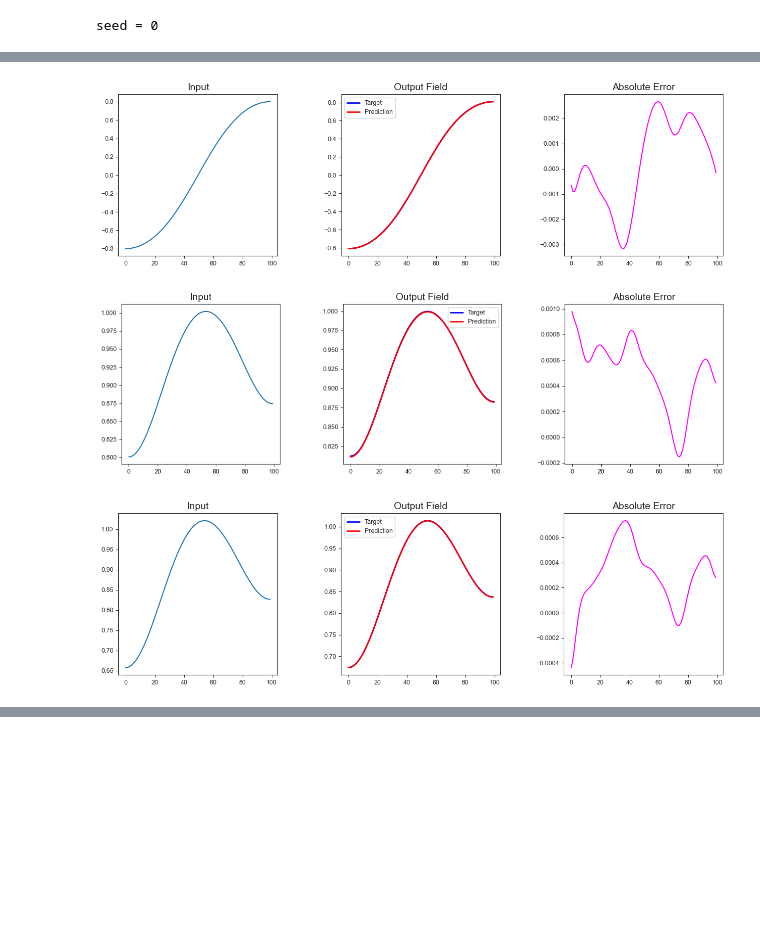
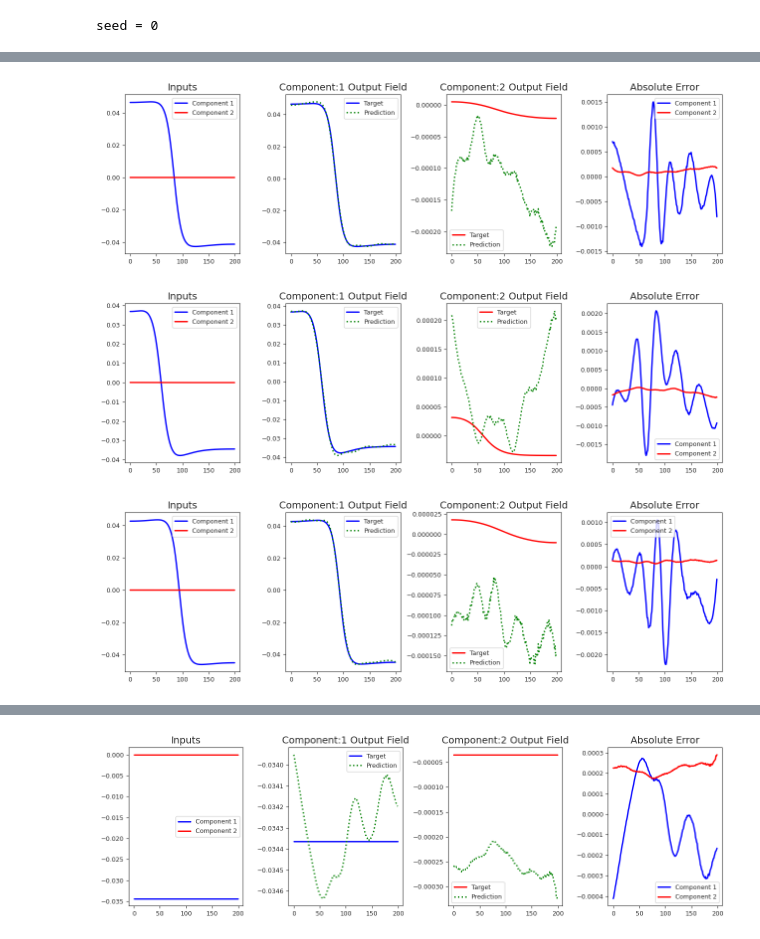
Before and after one commit to Centrum-IntelliPhysics/Time-stepper, a Jupyter notebook: FitzHugh-Nagumo/deeponet_multiparameter/deeponet.ipynb, the cells around one changed output, grey strips where cells are left out. Cells and saved outputs as stored; diff of their text form; code cells hidden in the pictures; blank space fills up the shorter version.

```diff
--- a/FitzHugh-Nagumo/deeponet_multiparameter/deeponet.ipynb
+++ b/FitzHugh-Nagumo/deeponet_multiparameter/deeponet.ipynb
@@ -364,33 +377,43 @@ print("Loaded best model parameters")
 mse_list = []
 
 branch_inputs = inputs_test
+print(branch_inputs.shape)
+
 trunk_inputs = grid
-prediction = DeepONet(best_params, branch_inputs, trunk_inputs) # (bs, neval)
-
-save_dict = {'u_test': inputs_test.T, 'v_pred': prediction.T,\
-             'v_target': outputs_test.T}
+prediction1, prediction2 = DeepONet(best_params, branch_inputs, trunk_inputs) # (bs, neval)
+input_test1 = inputs_test[:,0:200]*21
+input_test2 = inputs_test[:,200:400]*1e4
+parameter = inputs_test[:,400:401]
+save_dict = {'u1_test': input_test1, 'u2_test': input_test2, 'eps': parameter, 'v1_pred': prediction1, 'v2_pred': prediction2, \
+             'v1_target': outputs1_test, 'v2_target': outputs2_test}
 
 io.savemat(resultdir+'/pred.mat', save_dict)
-
+# Plotting all the results on -1 to 1 scale for better understanding
 for i in range(inputs_test.shape[0]):
 
     branch_inputs = inputs_test[i].reshape(1, nx)
     trunk_inputs = grid # (neval, 1)
 
-    prediction_i = DeepONet(best_params, branch_inputs, trunk_inputs) # (bs, neval)
-    target_i = outputs_test[i]
-
-    mse_i = np.mean((prediction_i - target_i)**2)
+    prediction1_i, prediction2_i = DeepONet(best_params, branch_inputs, trunk_inputs) # (bs, neval)
+    target1_i = outputs1_test[i]
+    target2_i = outputs2_test[i]
+    mse_i = np.mean((prediction1_i - target1_i)**2) + np.mean((prediction2_i - target2_i)**2)
     mse_list.append(mse_i.item())
 
-    if i % 1000 == 0:
+    if i % 500 == 0:
         print(colored('TEST SAMPLE '+str(i+1), 'red'))
 
-        r2score = metrics.r2_score(target_i.flatten(), prediction_i.flatten())
-        relerror = np.linalg.norm(target_i- prediction_i) / np.linalg.norm(target_i)
+        r2score = metrics.r2_score(target1_i.flatten(), prediction1_i.flatten())
+        relerror = np.linalg.norm(target1_i- prediction1_i) / np.linalg.norm(target1_i)
         r2score = float('%.4f'%r2score)
         relerror = float('%.4f'%relerror)
-        print('Rel. L2 Error = '+str(relerror)+', R2 score = '+str(r2score))
+        print('Component-1 Rel. L2 Error = '+str(relerror)+', R2 score = '+str(r2score))
+
+        r2score = metrics.r2_score(target2_i.flatten(), prediction2_i.flatten())
+        relerror = np.linalg.norm(target2_i- prediction2_i) / np.linalg.norm(target2_i)
+        r2score = float('%.4f'%r2score)
+        relerror = float('%.4f'%relerror)
+        print('Component-2 Rel. L2 Error = '+str(relerror)+', R2 score = '+str(r2score))
 
         fig = plt.figure(figsize=(15, 4))
 
@@ -398,24 +421,37 @@ for i in range(inputs_test.shape[0]):
         plt.subplots_adjust(left=0.1, bottom=0.1, right=0.9, top=0.9, wspace=0.4, hspace=0.3)
 
         # Input plot
-        ax = fig.add_subplot(1, 3, 1)
-        plt.plot(inputs_test[i,0:-1])
-        plt.title('Input', fontsize=14)
+        ax = fig.add_subplot(1, 4, 1)
+        plt.plot(inputs_test[i,0:200], color='blue', linewidth=2)
+        plt.plot(inputs_test[i,200:400], color='red', linewidth=2)
+        plt.title('Inputs', fontsize=14)
+        plt.legend(['Component 1', 'Component 2'])
 
         # Output plot
-        ax = fig.add_subplot(1, 3, 2)
-        target = target_i.reshape(grid.shape[0])
-        prediction = prediction_i.reshape(grid.shape[0])
-        plt.plot(target, color='blue', linewidth=2)
-        plt.plot(prediction, color='red', linewidth=2)
-        plt.title('Output Field', fontsize=14)
+        ax = fig.add_subplot(1, 4, 2)
+        target1 = target1_i.reshape(grid.shape[0])
+        prediction1 = prediction1_i.reshape(grid.shape[0])
+        plt.plot(target1, color='blue', linewidth=2)
+        plt.plot(prediction1, color='green', linewidth=2, linestyle = 'dotted')
+        plt.title('Component:1 Output Field', fontsize=14)
+        plt.legend(['Target', 'Prediction'])
+
+        ax = fig.add_subplot(1, 4, 3)
+        target2 = target2_i.reshape(grid.shape[0])
+        prediction2 = prediction2_i.reshape(grid.shape[0])
+        plt.plot(target2, color='red', linewidth=2)
+        plt.plot(prediction2, color='green', linewidth=2, linestyle = 'dotted')
+        plt.title('Component:2 Output Field', fontsize=14)
         plt.legend(['Target', 'Prediction'])
 
         # Error plot
-        ax = fig.add_subplot(1, 3, 3)
-        error = target - prediction
-        plt.plot(error, color='magenta')
+        ax = fig.add_subplot(1, 4, 4)
+        error1 = target1 - prediction1
+        error2 = target2 - prediction2
+        plt.plot(error1, color='blue', linewidth=2)
+        plt.plot(error2, color='red', linewidth=2)
         #plt.yscale("log")
+        plt.legend(['Component 1', 'Component 2'])
         plt.title('Absolute Error', fontsize=14)
 
         print(colored('#'*230, 'green'))
@@ -443,3 +479,3 @@ Mean Squared Error Test :
-[figure, old version]
+[figure, new version]
-[figure, old version]
+[figure, new version]
-[figure, old version]
+[figure, new version]
@@ -448,0 +485 @@ Mean Squared Error Test :
+[figure, added]
```
Also changed, not shown: parts of 6 cells of this notebook, 13 other files.
